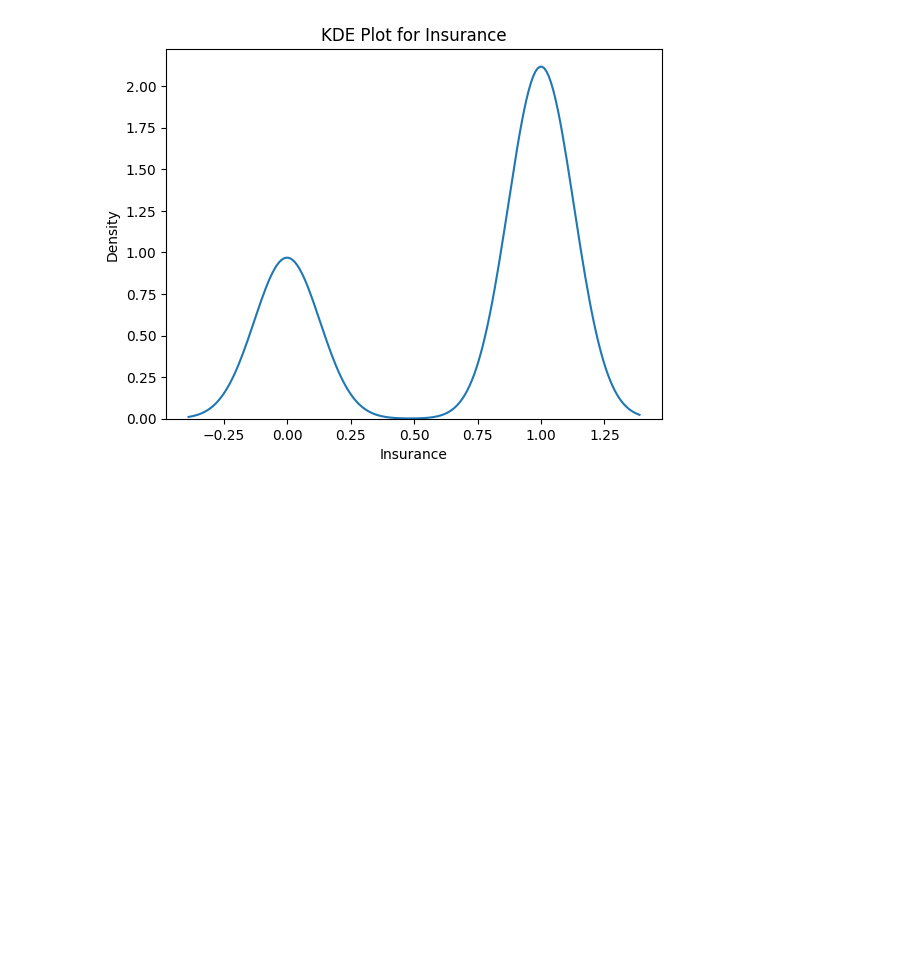
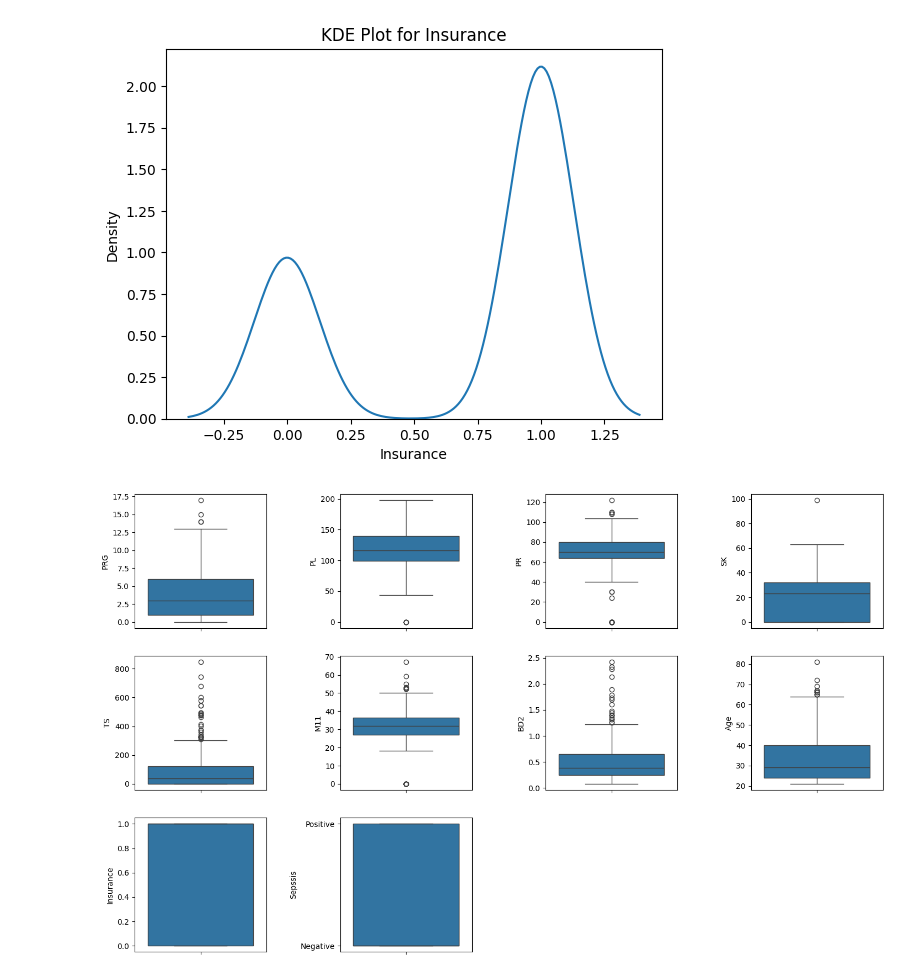
Before and after one commit to damzking/sepsissprediction2, a Jupyter notebook: n.ipynb, the cells around one changed output. Drawn from its saved outputs; the diff is of its cells as text; code cells hidden in the pictures; blank space fills up the shorter version.

```diff
--- a/n.ipynb
+++ b/n.ipynb
@@ -87,6 +87,8 @@ cat
 | 597 | ICU200607 | Negative |
 | 598 | ICU200608 | Positive |
 599 rows × 2 columns
+# %%
+data=data.drop(columns='ID')
 # %%
 for i in numerics.columns:
     sns.kdeplot(data=numerics, x=i)
@@ -102,3 +104,13 @@ for i in numerics.columns:
 [figure]
 [figure]
 [figure]
+# %%
+plt.figure(figsize=(15, 15))
+
+for i, variable in enumerate(data):
+    plt.subplot(5,4, i + 1)
+    sns.boxplot(data,y=data[variable])
+    plt.tight_layout(pad=3)
+    plt.xticks(rotation=45)
+# %% [output]
+[figure, added]
```
Also changed, not shown: parts of 6 cells of this notebook.
